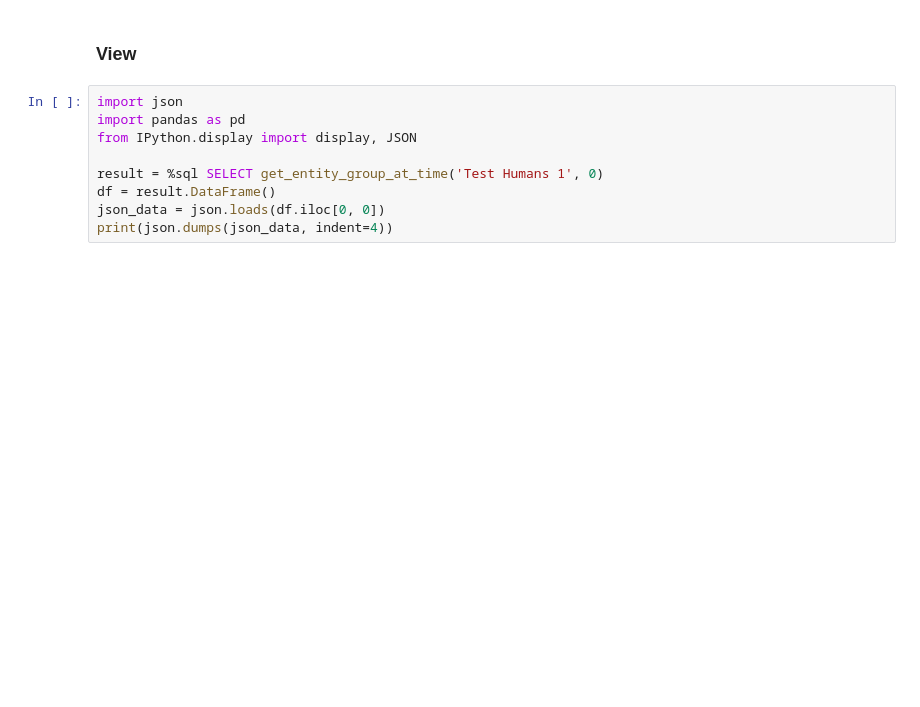
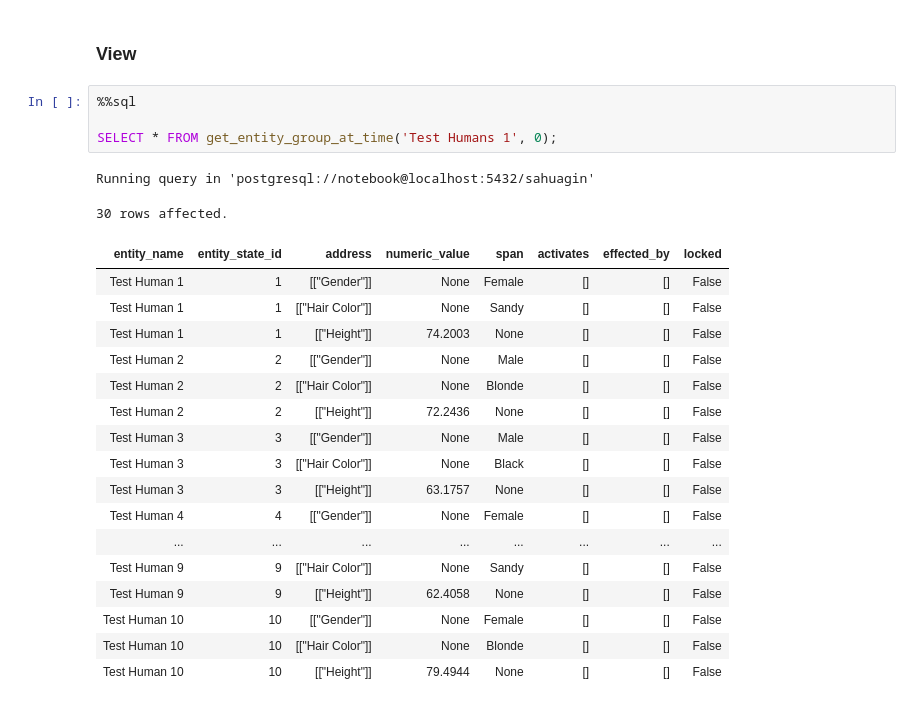
Before and after one commit to nashspence/sahuagin, a Jupyter notebook: src/Create the Sahuagin Database.ipynb, the cells around one changed output. Drawn from its saved outputs; the diff is of its cells as text; blank space fills up the shorter version.

Commit message:
fix the output of get_entity_group_at_time

```diff
--- a/src/Create the Sahuagin Database.ipynb
+++ b/src/Create the Sahuagin Database.ipynb
@@ -3459,11 +4234,26 @@ CALL generate_entity_group('Human', 'Test Humans 1', 'Test Human %s', 10);
 # %% [markdown]
 ### View
 # %%
-import json
-import pandas as pd
-from IPython.display import display, JSON
+%%sql
 
-result = %sql SELECT get_entity_group_at_time('Test Humans 1', 0)
-df = result.DataFrame()
-json_data = json.loads(df.iloc[0, 0])
-print(json.dumps(json_data, indent=4))
+SELECT * FROM get_entity_group_at_time('Test Humans 1', 0);
+# %% [output]
+Running query in 'postgresql://notebook@localhost:5432/sahuagin'
+30 rows affected.
+| entity_name | entity_state_id | address | numeric_value | span | activates | effected_by | locked |
+| Test Human 1 | 1 | [["Gender"]] | None | Female | [] | [] | False |
+| Test Human 1 | 1 | [["Hair Color"]] | None | Sandy | [] | [] | False |
+| Test Human 1 | 1 | [["Height"]] | 74.2003 | None | [] | [] | False |
+| Test Human 2 | 2 | [["Gender"]] | None | Male | [] | [] | False |
+| Test Human 2 | 2 | [["Hair Color"]] | None | Blonde | [] | [] | False |
+| Test Human 2 | 2 | [["Height"]] | 72.2436 | None | [] | [] | False |
+| Test Human 3 | 3 | [["Gender"]] | None | Male | [] | [] | False |
+| Test Human 3 | 3 | [["Hair Color"]] | None | Black | [] | [] | False |
+| Test Human 3 | 3 | [["Height"]] | 63.1757 | None | [] | [] | False |
+| Test Human 4 | 4 | [["Gender"]] | None | Female | [] | [] | False |
+| ... | ... | ... | ... | ... | ... | ... | ... |
+| Test Human 9 | 9 | [["Hair Color"]] | None | Sandy | [] | [] | False |
+| Test Human 9 | 9 | [["Height"]] | 62.4058 | None | [] | [] | False |
+| Test Human 10 | 10 | [["Gender"]] | None | Female | [] | [] | False |
+| Test Human 10 | 10 | [["Hair Color"]] | None | Blonde | [] | [] | False |
+| Test Human 10 | 10 | [["Height"]] | 79.4944 | None | [] | [] | False |
```
Also changed, not shown: parts of 121 cells of this notebook.
